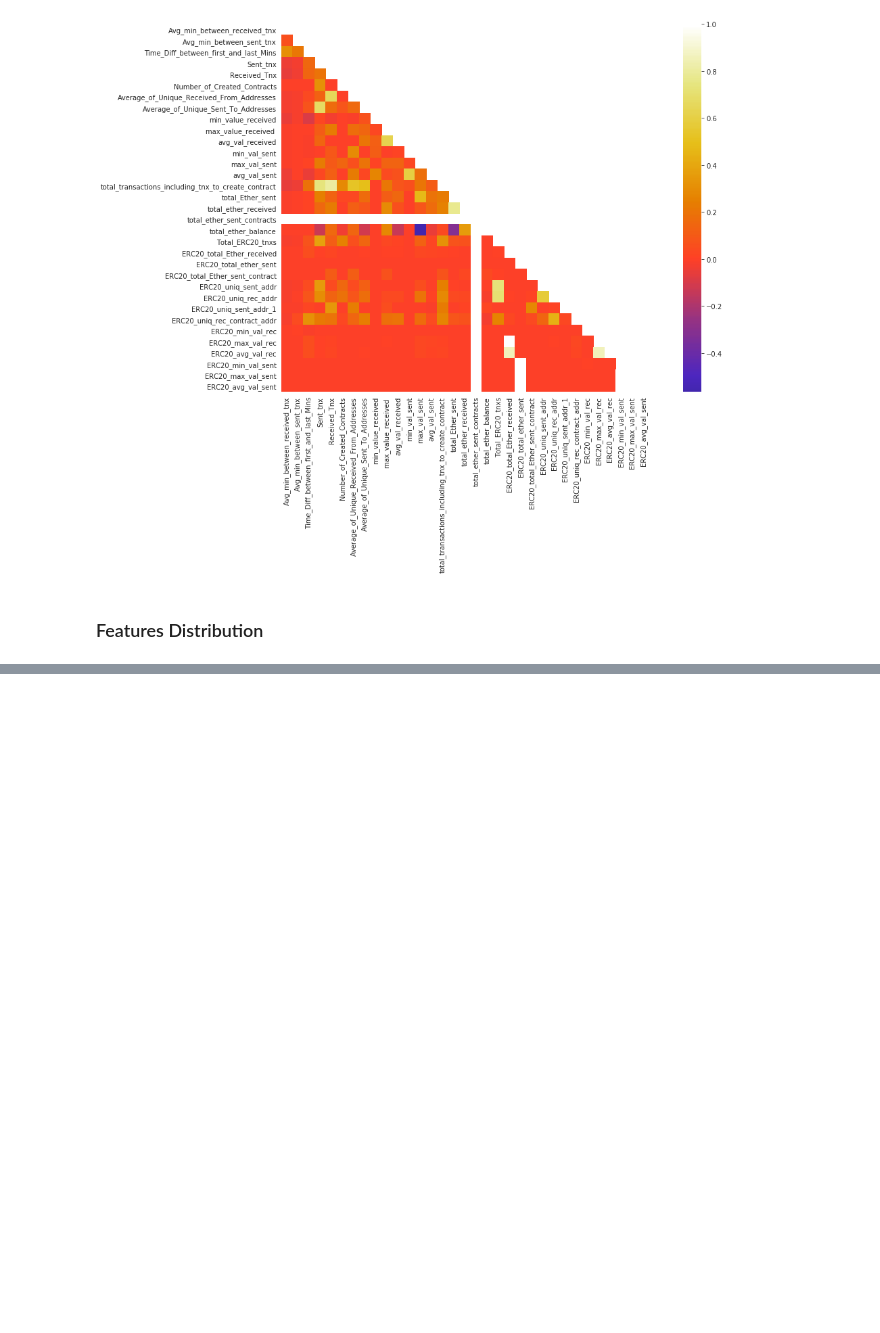
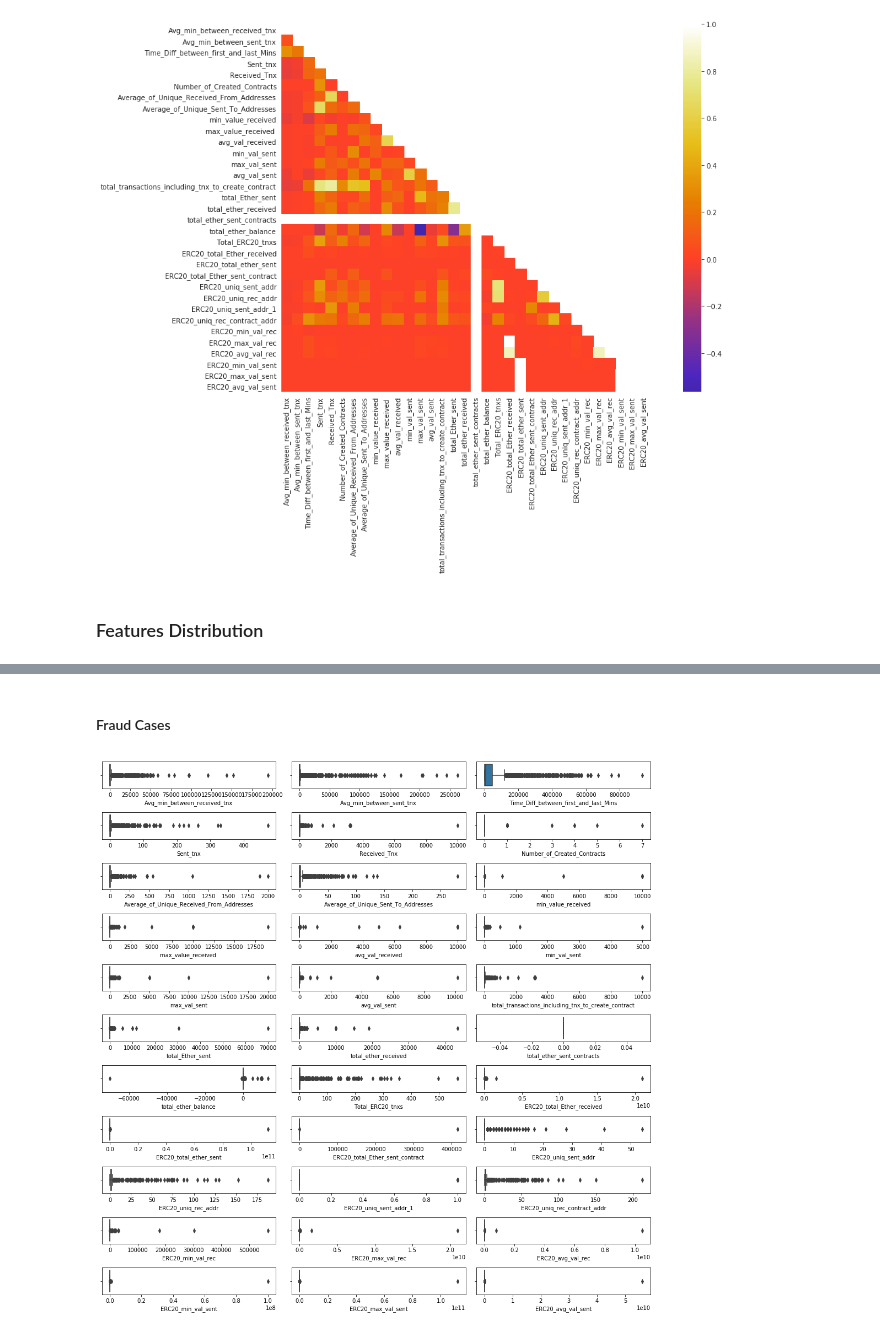
Before and after one commit to sepandhaghighi/Ethereum-Fraud-Detection-Visualization, a Jupyter notebook: 1.ipynb, the cells around one changed output, grey strips where cells are left out. Saved outputs shown, nothing was run; the diff lists cells and outputs as text; code cells hidden in the pictures; blank space fills up the shorter version.

```diff
--- a/1.ipynb
+++ b/1.ipynb
@@ -226,12 +226,14 @@ with sns.axes_style('white'):
 # %%
 plot_col = 3
 plot_row = math.ceil(len(df.columns) / plot_col)
-fig, axes = plt.subplots(plot_row, plot_col, figsize=(14, 14), constrained_layout =True)
-row = 0
-col = 0
-for i in range(len(df.columns)):
-    sns.boxplot(ax = axes[row,col], data=df, x=df.columns[i])
-    col += 1
-    if col == 3:
-        col = 0
-        row += 1
+
+def dist_plot(data_frame, plot_row, plot_col, figsize = (14, 14)):
+    fig, axes = plt.subplots(plot_row, plot_col, figsize=figsize, constrained_layout =True)
+    row = 0
+    col = 0
+    for i in range(len(data_frame.columns)):
+        sns.boxplot(ax = axes[row,col], data=data_frame, x=data_frame.columns[i])
+        col += 1
+        if col == 3:
+            col = 0
+            row += 1
@@ -239,0 +246,7 @@ for i in range(len(df.columns)):
+# %% [markdown]
+#### Fraud Cases
+# %%
+positive_sample = positive_sample.iloc[:,2:-4]
+dist_plot(positive_sample, plot_row, plot_col)
+# %% [output]
+[figure, added]
```
Also changed, not shown: parts of 9 cells of this notebook, 2 other files.
